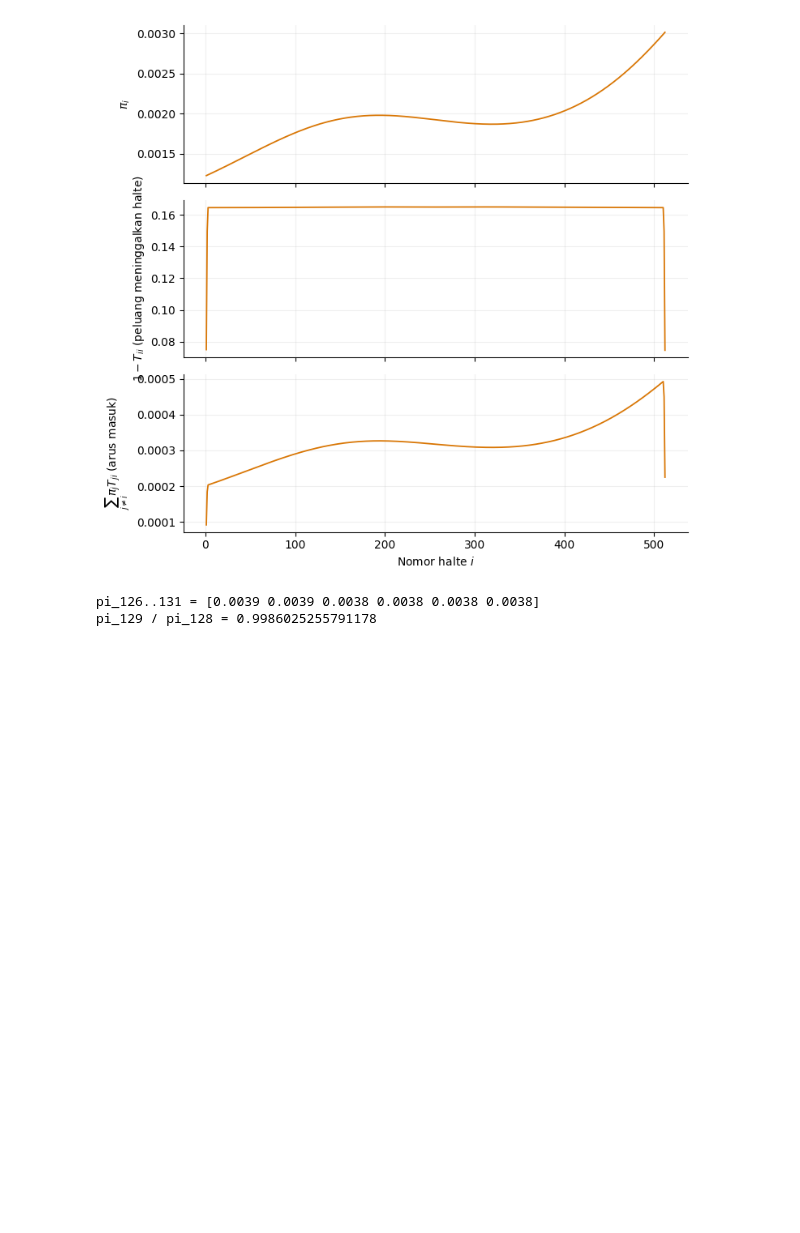
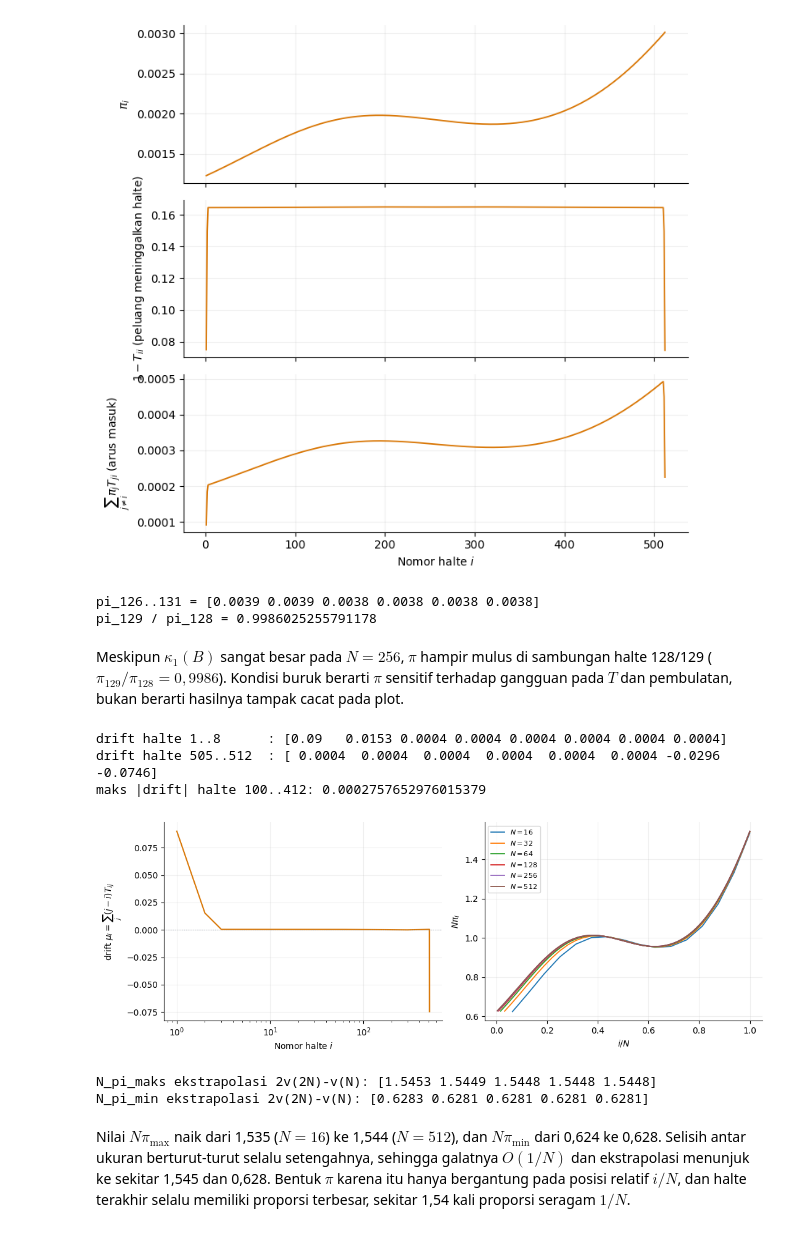
Before and after one commit to fraysdev/tk1-anum, a Jupyter notebook: soal1/soal1.ipynb, the cells around one changed output. Cells and saved outputs as stored; diff of their text form; code cells hidden in the pictures; blank space fills up the shorter version.

```diff
--- a/soal1/soal1.ipynb
+++ b/soal1/soal1.ipynb
@@ -1191,10 +1173,51 @@ plt.show()
 max |pi_i (1 - T_ii) - arus_masuk_i| = 1.6263032587282567e-18
 korelasi(pi, 1/keluar)               = 0.03494693586056407
 [figure]
+# %%
+pi256 = pi_band[256]
+print('pi_126..131 =', pi256[125:131])
+print('pi_129 / pi_128 =', pi256[128] / pi256[127])
+# %% [output]
+pi_126..131 = [0.0039 0.0039 0.0038 0.0038 0.0038 0.0038]
+pi_129 / pi_128 = 0.9986025255791178
+# %% [markdown]
+Meskipun $\kappa_1(B)$ sangat besar pada $N = 256$, $\pi$ hampir mulus di sambungan halte 128/129
+($\pi_{129}/\pi_{128} = 0{,}9986$). Kondisi buruk berarti $\pi$ sensitif terhadap gangguan pada $T$ dan pembulatan,
+bukan berarti hasilnya tampak cacat pada plot.
 # %%
-pi256 = pi_band[256]
-print('pi_126..131 =', pi256[125:131])
-print('pi_129 / pi_128 =', pi256[128] / pi256[127])
+def drift(T):
+    idx = np.arange(T.shape[0])
+    return T @ idx - idx                      # mu_i = sum_j (j - i) T_ij
+
+mu = drift(T_all[512])
+print('drift halte 1..8      :', mu[:8])
+print('drift halte 505..512  :', mu[-8:])
+print('maks |drift| halte 100..412:', np.max(np.abs(mu[99:412])))
+
+fig, sumbu = plt.subplots(1, 2, figsize=(11, 4))
+sumbu[0].plot(np.arange(1, 513), mu, color=WARNA_BAND)
+sumbu[0].axhline(0, color=WARNA_REF, linewidth=0.8, linestyle=':')
+sumbu[0].set(xlabel='Nomor halte $i$', ylabel=r'drift $\mu_i=\sum_j (j-i)T_{ij}$', xscale='log')
+for N in N_LIST:
+    sumbu[1].plot(np.arange(1, N + 1) / N, N * pi_band[N], label=f'$N={N}$', linewidth=1.3)
+sumbu[1].set(xlabel='$i/N$', ylabel=r'$N\pi_i$')
+sumbu[1].legend(fontsize=8)
+for ax in sumbu:
+    ax.grid(alpha=0.2)
+fig.tight_layout()
+fig.savefig(HASIL / 'drift_dan_profil.png', dpi=200)
+plt.show()
 # %% [output]
-pi_126..131 = [0.0039 0.0039 0.0038 0.0038 0.0038 0.0038]
-pi_129 / pi_128 = 0.9986025255791178
+drift halte 1..8      : [0.09   0.0153 0.0004 0.0004 0.0004 0.0004 0.0004 0.0004]
+drift halte 505..512  : [ 0.0004  0.0004  0.0004  0.0004  0.0004  0.0004 -0.0296 -0.0746]
+maks |drift| halte 100..412: 0.0002757652976015379
+[figure, added]
+# %%
+for kol in ('N_pi_maks', 'N_pi_min'):
+    v = df_interpretasi[kol].to_numpy()
+    print(kol, 'ekstrapolasi 2v(2N)-v(N):', np.round(2 * v[1:] - v[:-1], 4))
+# %% [output]
+N_pi_maks ekstrapolasi 2v(2N)-v(N): [1.5453 1.5449 1.5448 1.5448 1.5448]
+N_pi_min ekstrapolasi 2v(2N)-v(N): [0.6283 0.6281 0.6281 0.6281 0.6281]
+# %% [markdown]
+Nilai $N\pi_{\max}$ naik dari 1,535 ($N=16$) ke 1,544 ($N=512$), dan $N\pi_{\min}$ dari 0,624 ke 0,628. Selisih antar ukuran berturut-turut selalu setengahnya, sehingga galatnya $O(1/N)$ dan ekstrapolasi menunjuk ke sekitar 1,545 dan 0,628. Bentuk $\pi$ karena itu hanya bergantung pada posisi relatif $i/N$, dan halte terakhir selalu memiliki proporsi terbesar, sekitar 1,54 kali proporsi seragam $1/N$.
```
Also changed, not shown: parts of 17 cells of this notebook, 1 other file.
